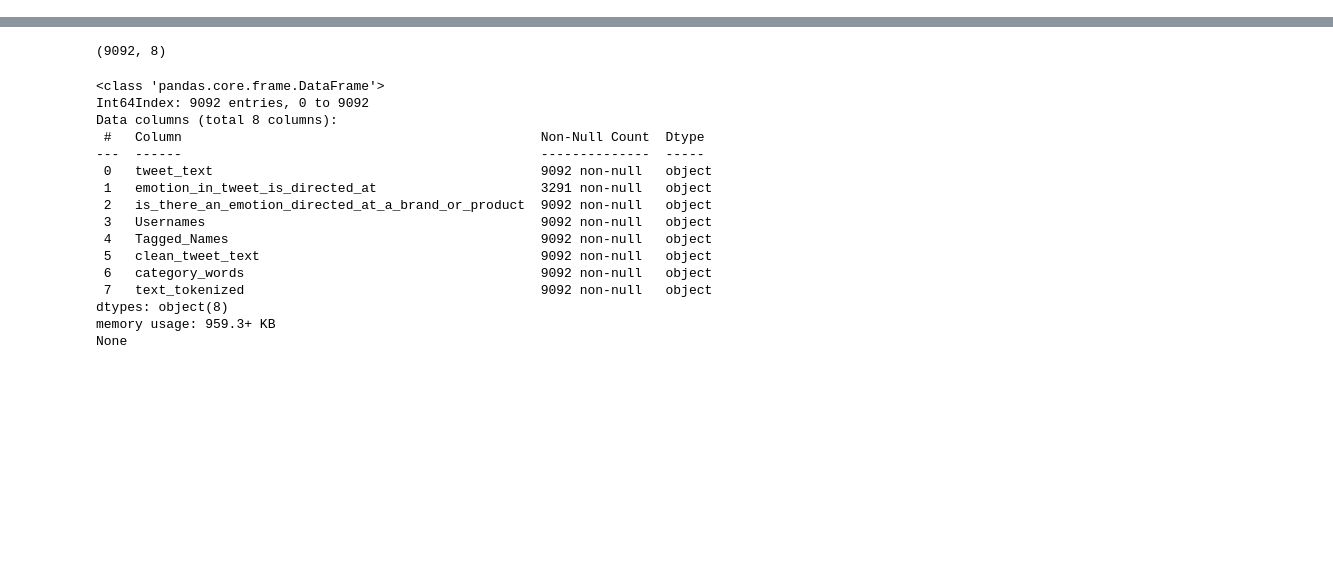
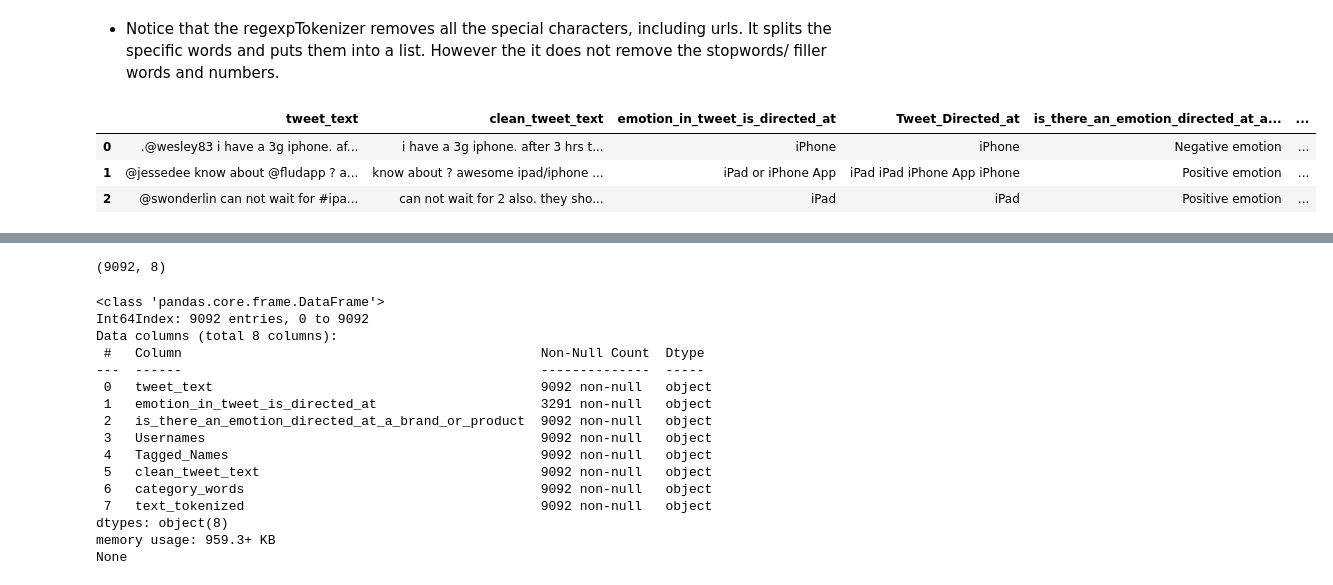
Before and after one commit to WamaeSimon/Phase_4_Group_9_Project, a Jupyter notebook: Sentiment Analysis - Part 1 Business Overview.ipynb, the cells around one changed output, grey strips where cells are left out. Saved outputs shown, nothing was run; the diff lists cells and outputs as text; code cells hidden in the pictures; blank space fills up the shorter version.

```diff
--- a/Sentiment Analysis - Part 1 Business Overview.ipynb
+++ b/Sentiment Analysis - Part 1 Business Overview.ipynb
@@ -367,0 +349,5 @@ sentence
+# %%
+# Rearranging the dataframe.
+df= df[['tweet_text', 'clean_tweet_text','emotion_in_tweet_is_directed_at','Tweet_Directed_at',
+       'is_there_an_emotion_directed_at_a_brand_or_product']]
+df.head(2)
@@ -367,0 +363,9 @@ sentence
+# %%
+# Check for rows where emotion_in_tweet_is_directed_at has data, but clean_tweet_text is blank
+condition_a_data_b_blank = (df['emotion_in_tweet_is_directed_at'].notna() & (df['emotion_in_tweet_is_directed_at'] != "") &
+                            (df['Tweet_Directed_at'].isna() | (df['Tweet_Directed_at'] == "")))
+
+# Update the 'category_words' column with the values from 'emotion_in_tweet_is_directed_at'
+df.loc[condition_a_data_b_blank, 'Tweet_Directed_at'] = df.loc[condition_a_data_b_blank, 'emotion_in_tweet_is_directed_at']
+# Uncomment the cell below to show the value counts
+# df['Tweet_Directed_at'].value_counts()
@@ -367,0 +425,8 @@ sentence
+# %%
+df = df.dropna(subset = ['Company_Product'])
+# %%
+# Droping rows with null entries
+df = df[(df['Company_Product'] != 'Unknown') & (df['Company_Product'] != 'IRR')]
+df = df.reset_index(drop=True)
+# Confirm the null entries
+Pf.check_for_missing_values(df)
@@ -368,3 +506,16 @@ sentence
+# %% [markdown]
+* Notice that the regexpTokenizer removes all the special characters, including urls. It splits the specific words and puts them into a list. However the it does not remove the stopwords/ filler words and numbers.
+# %%
+# Create new column with tokenized data
+df["text_tokenized"] = df["clean_tweet_text"].apply(tokenizer.tokenize)
+# Display full text
+#df.style.set_properties(**{'text-align': 'left'})
+df.head(3)
+# %% [output]
+|  | tweet_text | clean_tweet_text | emotion_in_tweet_is_directed_at | Tweet_Directed_at | is_there_an_emotion_directed_at_a... | ... |
+| 0 | .@wesley83 i have a 3g iphone. af... | i have a 3g iphone. after 3 hrs t... | iPhone | iPhone | Negative emotion | ... |
+| 1 | @jessedee know about @fludapp ? a... | know about ? awesome ipad/iphone ... | iPad or iPhone App | iPad iPad iPhone App iPhone | Positive emotion | ... |
+| 2 | @swonderlin can not wait for #ipa... | can not wait for 2 also. they sho... | iPad | iPad | Positive emotion | ... |
 # %%
 # Function to remove numerical values using regex
 def remove_numbers(text):
```
Also changed, not shown: parts of 79 cells of this notebook, 2 other files.
